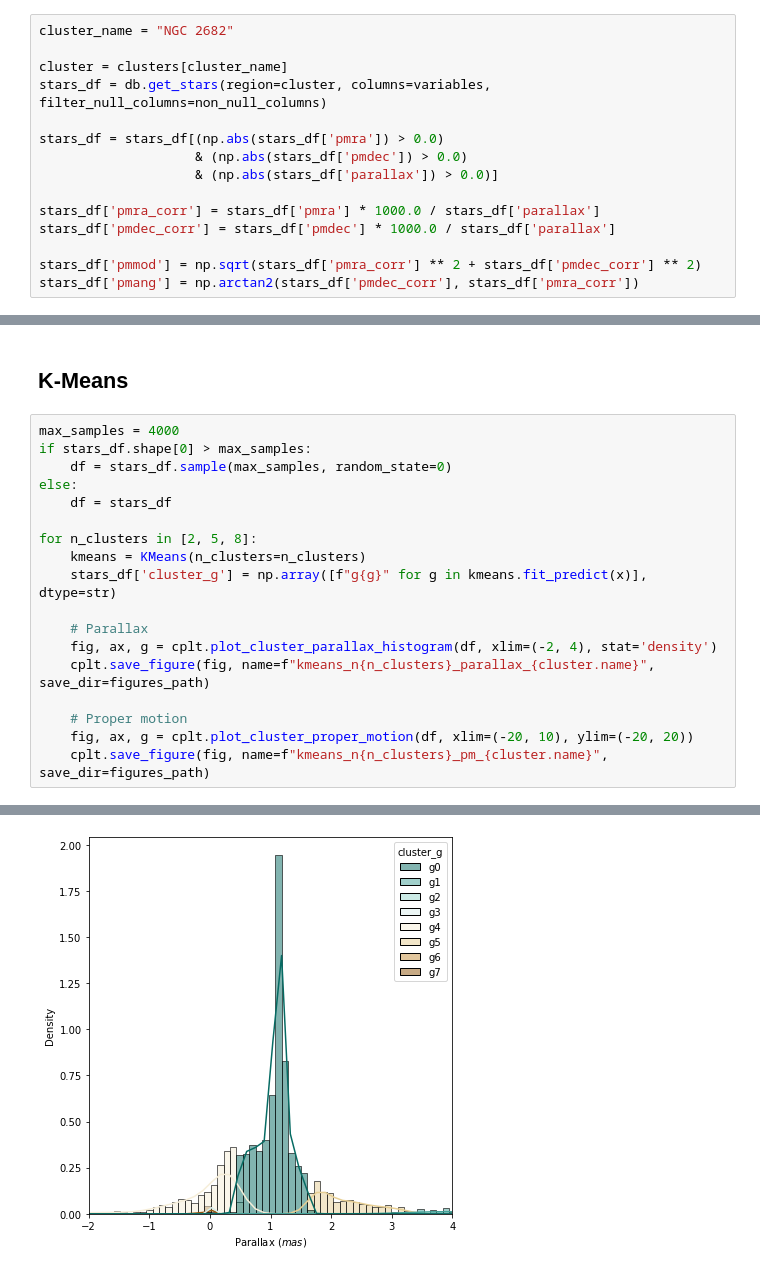
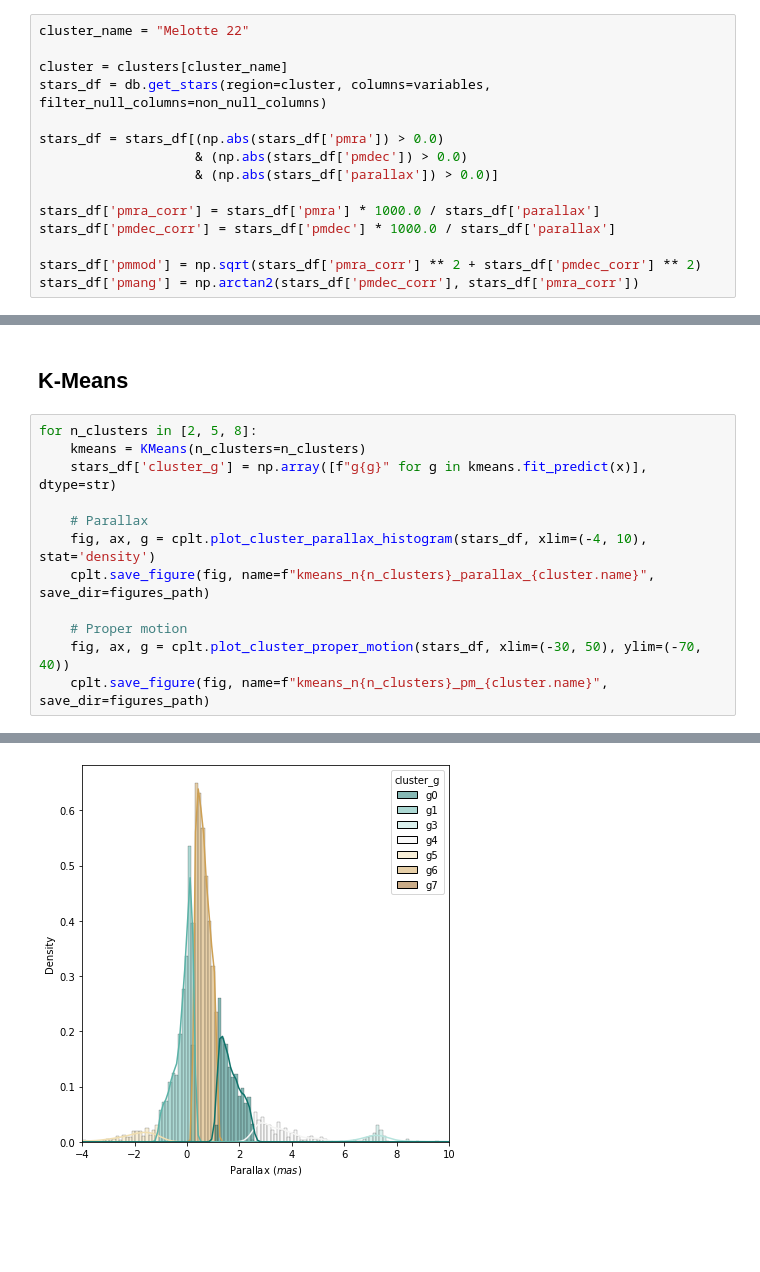
Before and after one commit to cdalvaro/machine-learning-master-thesis, a Jupyter notebook: src/notebooks/kmeans_analysis.ipynb, the cells around one changed output, grey strips where cells are left out. Cells and saved outputs as stored; diff of their text form; blank space fills up the shorter version.

Commit message:
graphics: Update plots

```diff
--- a/src/notebooks/kmeans_analysis.ipynb
+++ b/src/notebooks/kmeans_analysis.ipynb
@@ -39,7 +39,7 @@ non_null_columns = list(filter(lambda x: not re.search(r'_error', x), variables)
 # %% [markdown]
 ## Stars selection
 # %%
-cluster_name = "NGC 2682"
+cluster_name = "Melotte 22"
 
 cluster = clusters[cluster_name]
 stars_df = db.get_stars(region=cluster, columns=variables, filter_null_columns=non_null_columns)
@@ -67,21 +65,15 @@ x = scaler.fit_transform(stars_df[features])
 # %% [markdown]
 ## K-Means
 # %%
-max_samples = 4000
-if stars_df.shape[0] > max_samples:
-    df = stars_df.sample(max_samples, random_state=0)
-else:
-    df = stars_df
-
 for n_clusters in [2, 5, 8]:
     kmeans = KMeans(n_clusters=n_clusters)
     stars_df['cluster_g'] = np.array([f"g{g}" for g in kmeans.fit_predict(x)], dtype=str)
 
     # Parallax
-    fig, ax, g = cplt.plot_cluster_parallax_histogram(df, xlim=(-2, 4), stat='density')
+    fig, ax, g = cplt.plot_cluster_parallax_histogram(stars_df, xlim=(-4, 10), stat='density')
     cplt.save_figure(fig, name=f"kmeans_n{n_clusters}_parallax_{cluster.name}", save_dir=figures_path)
 
     # Proper motion
-    fig, ax, g = cplt.plot_cluster_proper_motion(df, xlim=(-20, 10), ylim=(-20, 20))
+    fig, ax, g = cplt.plot_cluster_proper_motion(stars_df, xlim=(-30, 50), ylim=(-70, 40))
     cplt.save_figure(fig, name=f"kmeans_n{n_clusters}_pm_{cluster.name}", save_dir=figures_path)
 # %% [output]
@@ -92 +84 @@ for n_clusters in [2, 5, 8]:
-[figure, old version]
+[figure, new version]
```
Also changed, not shown: parts of 4 cells of this notebook, 24 other files.
